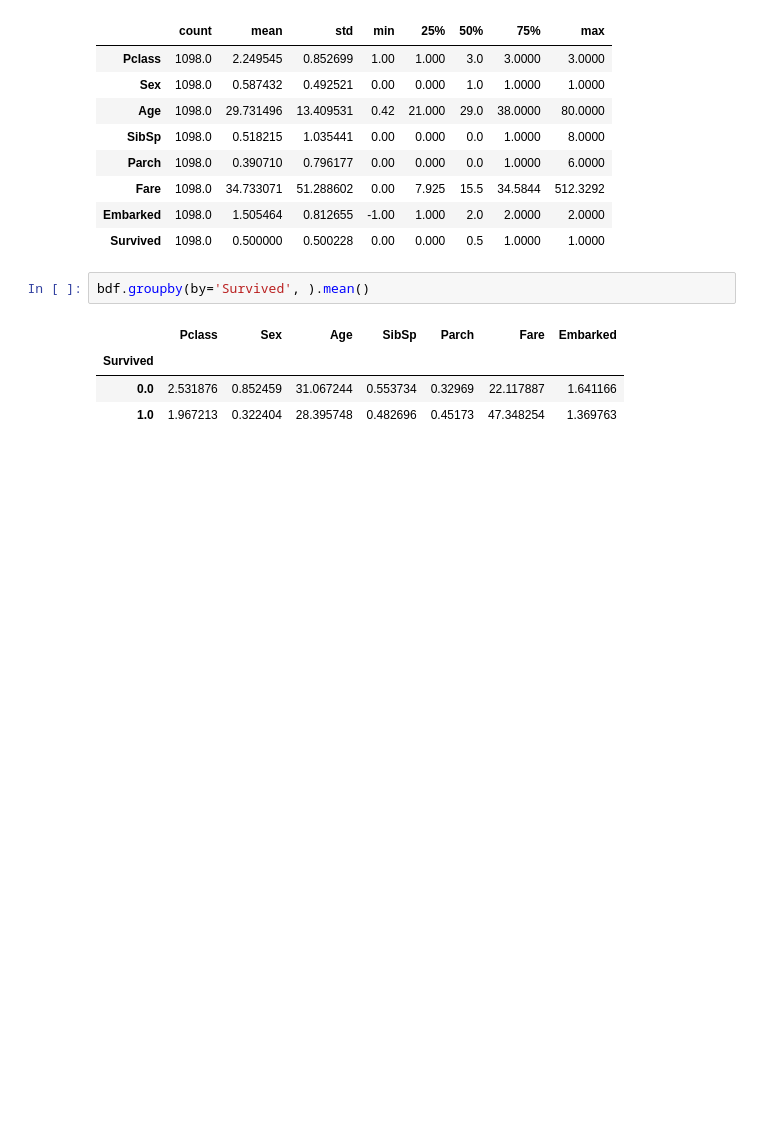
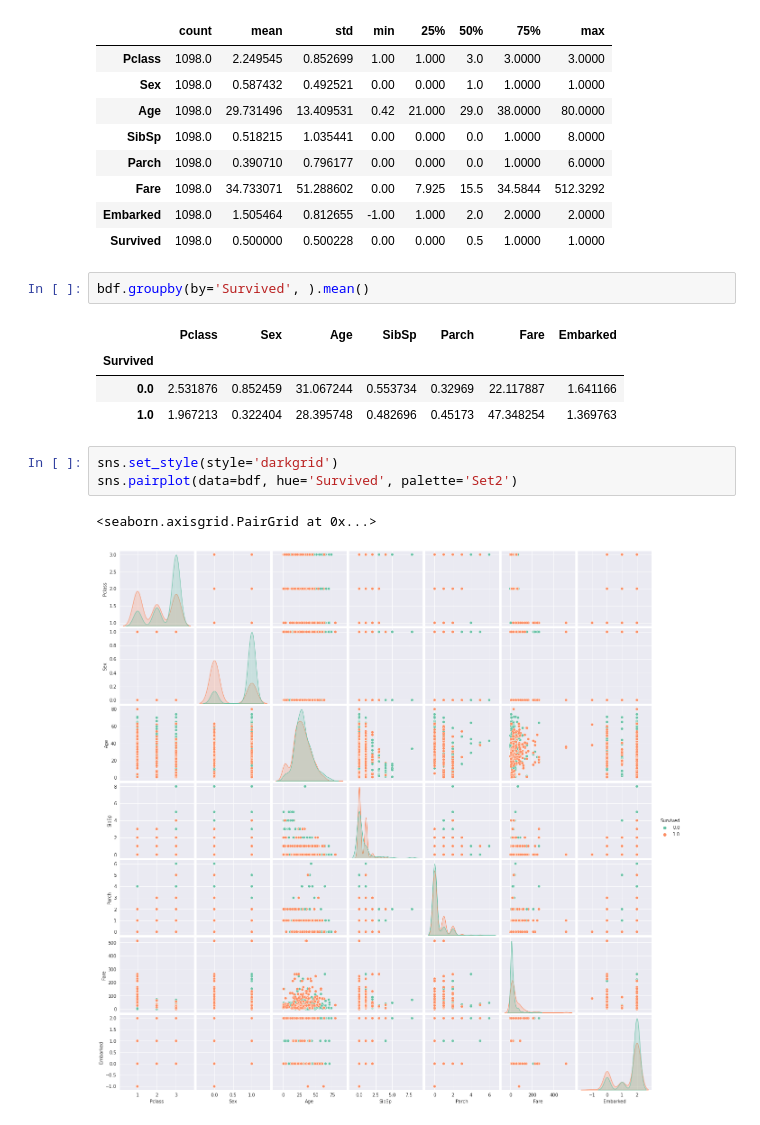
Before and after one commit to skhapijulhossen/machineLearning, a Jupyter notebook: TitanicDisaster-Survival/predictor.ipynb, the cells around one changed output. Saved outputs shown, nothing was run; the diff lists cells and outputs as text; blank space fills up the shorter version.

```diff
--- a/TitanicDisaster-Survival/predictor.ipynb
+++ b/TitanicDisaster-Survival/predictor.ipynb
@@ -301,3 +328,9 @@ bdf.groupby(by='Survived', ).mean()
 | Survived |  |  |  |  |  |  |  |
 | 0.0 | 2.531876 | 0.852459 | 31.067244 | 0.553734 | 0.32969 | 22.117887 | 1.641166 |
 | 1.0 | 1.967213 | 0.322404 | 28.395748 | 0.482696 | 0.45173 | 47.348254 | 1.369763 |
+# %%
+sns.set_style(style='darkgrid')
+sns.pairplot(data=bdf, hue='Survived', palette='Set2')
+# %% [output]
+<seaborn.axisgrid.PairGrid at 0x...>
+[figure, added]
```
Also changed, not shown: parts of 46 cells of this notebook.
